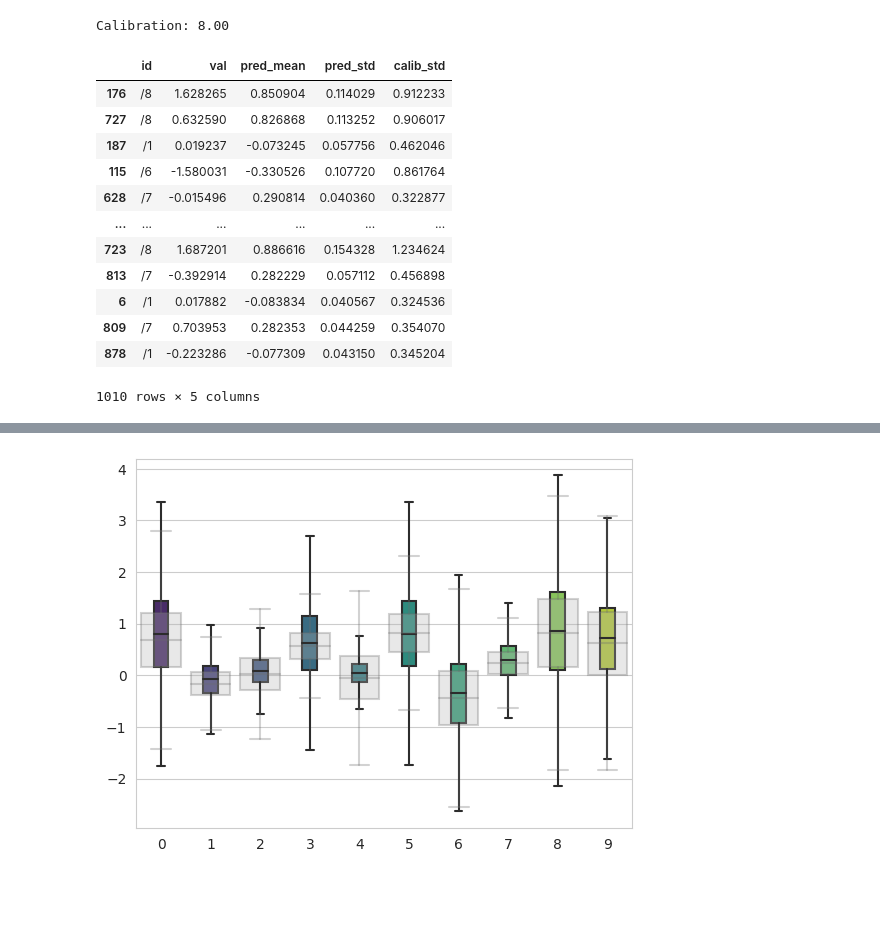
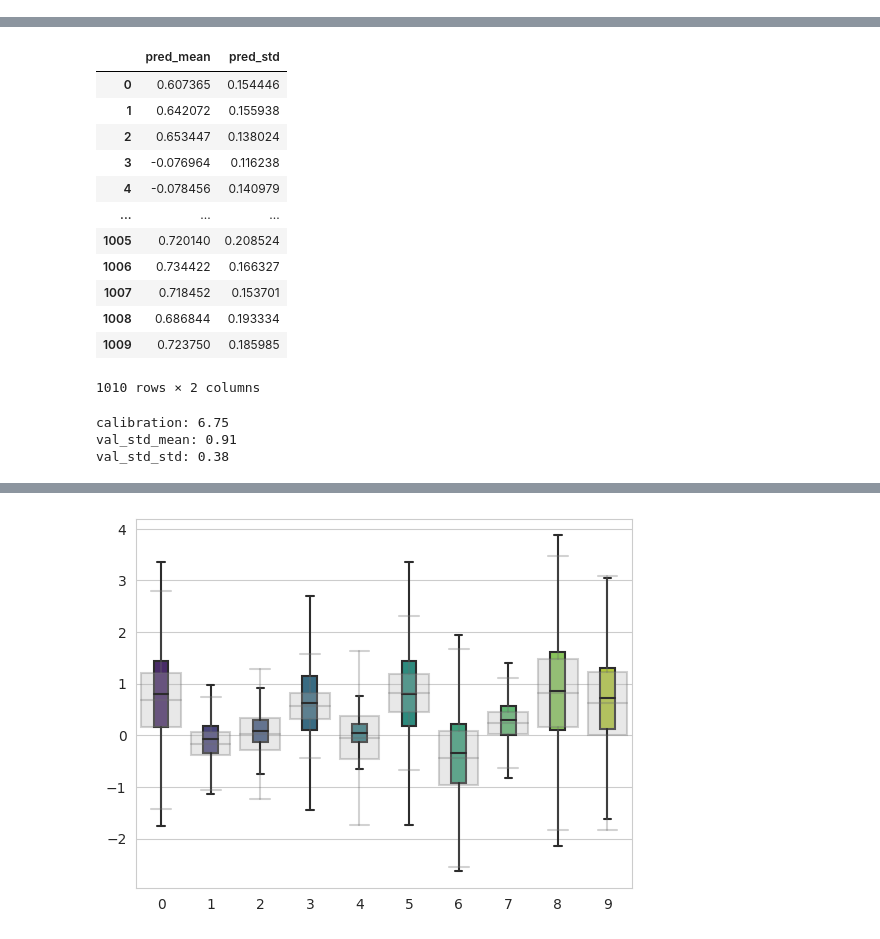
Before and after one commit to mateusz/ml_uncertainty, a Jupyter notebook: notebooks/02_model.ipynb, the cells around one changed output, grey strips where cells are left out. Saved outputs shown, nothing was run; the diff lists cells and outputs as text; code cells hidden in the pictures; blank space fills up the shorter version.

```diff
--- a/notebooks/02_model.ipynb
+++ b/notebooks/02_model.ipynb
@@ -25,7 +34,7 @@ class MonteCarloDropoutNet:
         input = tf.keras.Input(shape=(1,), dtype=tf.string, name="input")
         l = vectorization(input)
         l = tf.keras.layers.Embedding(vectorization.vocabulary_size(), 1, name="embedding")(l)
-        l = tf.keras.layers.Dense(128, activation="relu", name="features")(l)
+        l = tf.keras.layers.Dense(32, activation="relu", name="features")(l)
         l = tf.keras.layers.Dropout(0.5)(l, training=True)
         l = tf.keras.layers.Dense(1, activation="linear", name="decision")(l)
         self.model = tf.keras.models.Model(input, outputs=l, name="Net")
@@ -50,6 +59,7 @@ class MonteCarloDropoutNet:
         )
 
         self.model = tf.keras.models.load_model('best_loss', compile=False)
+        return np.min(history.history['val_loss'])
 
     def predict(self, X_predict):
         return self.model.predict(X_predict, batch_size=1000)
@@ -59,7 +69,9 @@ val = pd.read_csv('../data/val.csv')[['id', 'val']].sample(frac=1.0)
 test = pd.read_csv('../data/test.csv')[['id', 'val']].sample(frac=1.0)
 
 net = MonteCarloDropoutNet(train['id'])
-net.train(train['id'], train['val'], val['id'], val['val'])
+mse = net.train(train['id'], train['val'], val['id'], val['val'])
+
+print('val_mse: %.2f' % mse)
 # %% [output]
 Vocabulary: ['', '[UNK]', '/8', '/7', '/1', '/5', '/2', '/4', '/3', '/0', '/6', '/9']
 Epoch 1/1000
@@ -120,24 +113,12 @@ def autotune(pred_mean, pred_std, true_val):
-# %%
-val['pred_mean'] = preds.mean(axis=0)
-val['pred_std'] = preds.std(axis=0)
-
-calibration = autotune(val['pred_mean'], val['pred_std'], val['val'])
-print('Calibration: %.2f' % calibration)
-val['calib_std'] = calibration*val['pred_std']
-
-val
-# %% [output]
-Calibration: 8.00
-|  | id | val | pred_mean | pred_std | calib_std |
-| 176 | /8 | 1.628265 | 0.850904 | 0.114029 | 0.912233 |
-| 727 | /8 | 0.632590 | 0.826868 | 0.113252 | 0.906017 |
-| 187 | /1 | 0.019237 | -0.073245 | 0.057756 | 0.462046 |
-| 115 | /6 | -1.580031 | -0.330526 | 0.107720 | 0.861764 |
-| 628 | /7 | -0.015496 | 0.290814 | 0.040360 | 0.322877 |
-| ... | ... | ... | ... | ... | ... |
-| 723 | /8 | 1.687201 | 0.886616 | 0.154328 | 1.234624 |
-| 813 | /7 | -0.392914 | 0.282229 | 0.057112 | 0.456898 |
-| 6 | /1 | 0.017882 | -0.083834 | 0.040567 | 0.324536 |
-| 809 | /7 | 0.703953 | 0.282353 | 0.044259 | 0.354070 |
-| 878 | /1 | -0.223286 | -0.077309 | 0.043150 | 0.345204 |
-1010 rows × 5 columns
+# %%
+repeats = 30
+ids = np.repeat(val['id'], repeats)
+preds = pd.DataFrame(ids, columns=['id'])
+preds['pred'] = net.predict(preds.to_numpy()).reshape(len(ids))
+preds = preds.reset_index()
+
+predsagg = preds.groupby(['index']).mean().reset_index().rename({'pred': 'pred_mean'}, axis=1)
+predsagg['pred_std'] = preds.groupby(['index']).std().reset_index()['pred']
+predsagg = predsagg.drop(['index'], axis=1)
+predsagg
+# %% [output]
@@ -144,3 +126,27 @@ Calibration: 8.00
+|  | pred_mean | pred_std |
+| 0 | 0.607365 | 0.154446 |
+| 1 | 0.642072 | 0.155938 |
+| 2 | 0.653447 | 0.138024 |
+| 3 | -0.076964 | 0.116238 |
+| 4 | -0.078456 | 0.140979 |
+| ... | ... | ... |
+| 1005 | 0.720140 | 0.208524 |
+| 1006 | 0.734422 | 0.166327 |
+| 1007 | 0.718452 | 0.153701 |
+| 1008 | 0.686844 | 0.193334 |
+| 1009 | 0.723750 | 0.185985 |
+1010 rows × 2 columns
+# %%
+calibration = autotune(predsagg['pred_mean'], predsagg['pred_std'], val['val'])
+print('calibration: %.2f' % calibration)
+predsagg['calib_std'] = calibration*predsagg['pred_std']
+
+print('val_std_mean: %.2f' % predsagg['calib_std'].mean())
+print('val_std_std: %.2f' % predsagg['calib_std'].std())
+# %% [output]
+calibration: 6.75
+val_std_mean: 0.91
+val_std_std: 0.38
 # %%
 def convert_to_boxplot(means, stds):
     q1 = stats.norm.ppf(0.25, loc=means, scale=stds)
```
Also changed, not shown: parts of 9 cells of this notebook.
